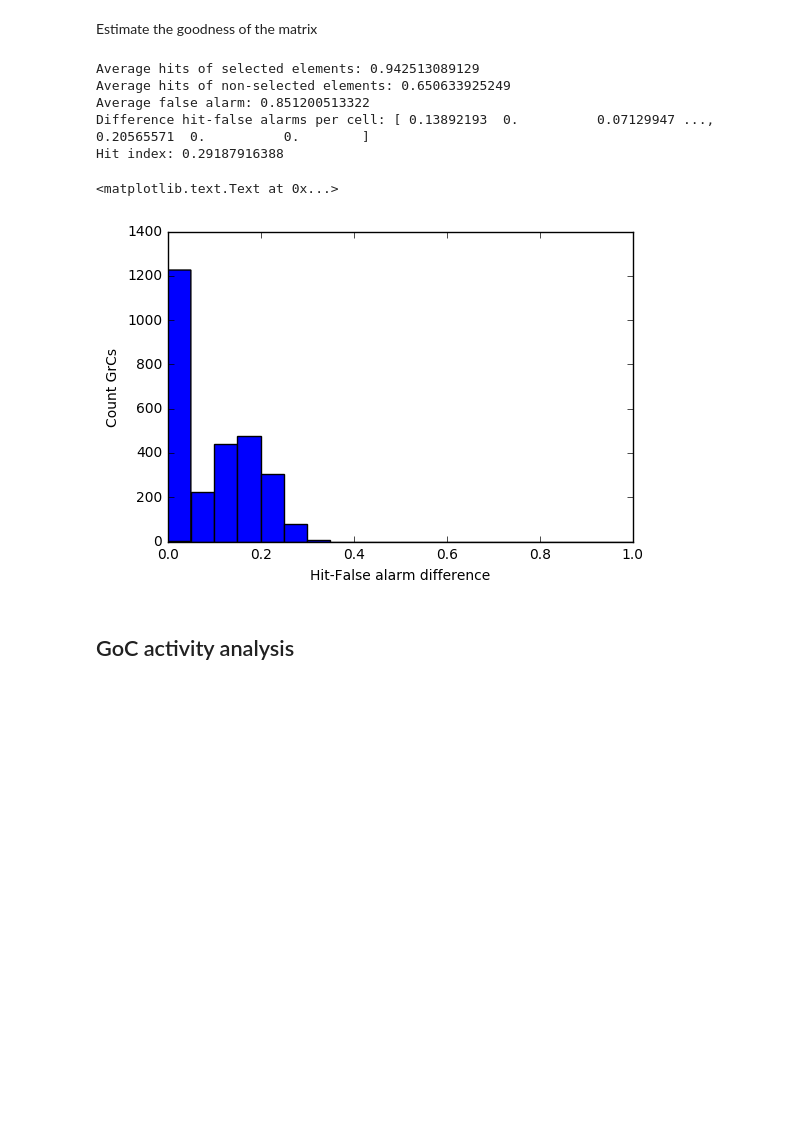
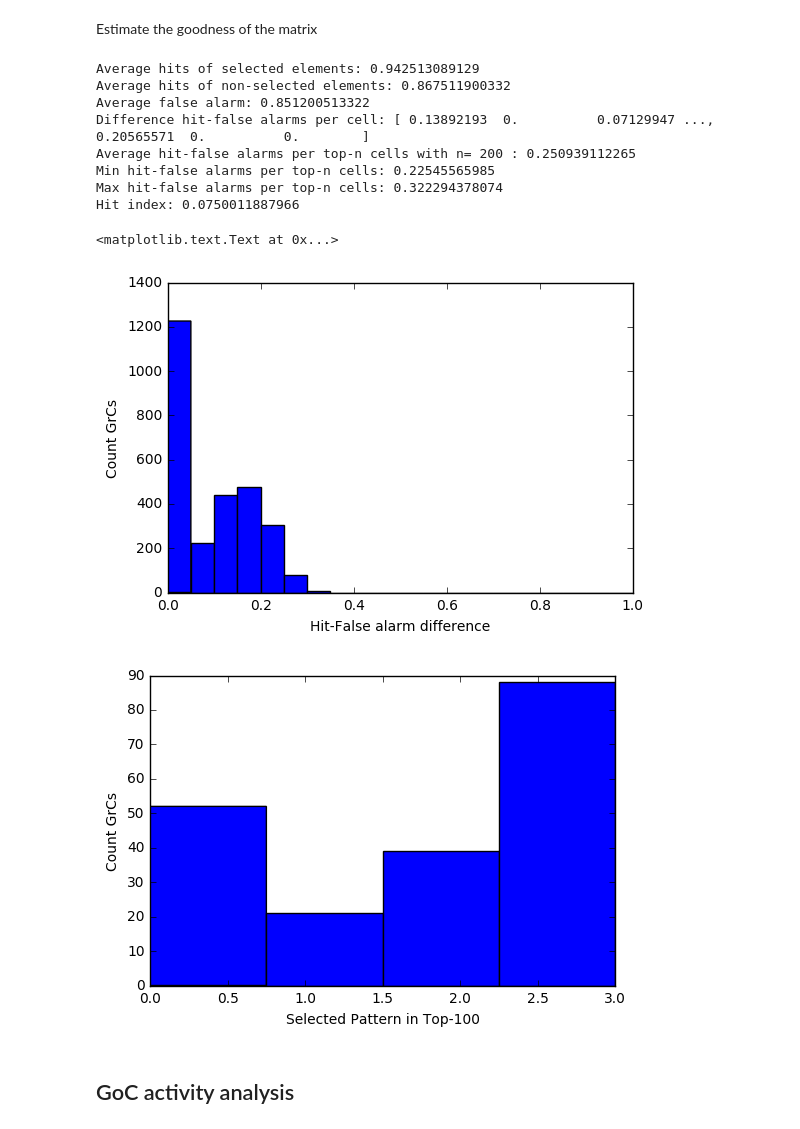
Before and after one commit to jgarridoalcazar/InhPlastVisualization, a Jupyter notebook: analysis/mfGrC/GrCActivityAnalysisNoMFGrC.ipynb, the cells around one changed output. Cells and saved outputs as stored; diff of their text form; code cells hidden in the pictures; blank space fills up the shorter version.

```diff
--- a/analysis/mfGrC/GrCActivityAnalysisNoMFGrC.ipynb
+++ b/analysis/mfGrC/GrCActivityAnalysisNoMFGrC.ipynb
@@ -348,38 +350,60 @@ extended_hit = numpy.append(hit_matrix, [faa_matrix], axis=0)
 selected_pattern = numpy.argmax(extended_hit, axis=0)
 
 # Select those cells mainly responding to one of the patterns
-ind = numpy.where(selected_pattern<simulation.pattern_generator.number_of_patterns)
+ind = numpy.where(selected_pattern<simulation.pattern_generator.number_of_patterns)[0]
+
 
 diagonal = hit_matrix[selected_pattern[ind],ind]
 fa_diagonal = fa_matrix[selected_pattern[ind],ind]
-hit_fa_diff_per_cell = diagonal[0] - fa_diagonal[0]
+hit_fa_diff_per_cell = diagonal - fa_diagonal
+
+# Get the hit_fa_diff for the top-n neurons as the histogram of patterns represented
+n = 200
+ind_top = numpy.argsort(hit_fa_diff_per_cell)[-n:]
+top_n_average = numpy.average(hit_fa_diff_per_cell[ind_top])
 
 # Create a new matrix setting the diagonal values to zero
 zero_matrix = numpy.copy(hit_matrix)
 zero_matrix[selected_pattern[ind],ind] = 0.0
 
 # Calculate the average of the diagonal elements
 av_selected = numpy.average(diagonal)
-av_nonselected = numpy.sum(zero_matrix[:])/(simulation.cerebellum.get_number_of_elements(layer=layer)*(simulation.pattern_generator.number_of_patterns))
+av_nonselected = numpy.sum(zero_matrix[:])/(simulation.cerebellum.get_number_of_elements(layer=layer)*(simulation.pattern_generator.number_of_patterns-1))
 av_fa_selected = numpy.average(fa_diagonal)
 print 'Average hits of selected elements:',av_selected
 print 'Average hits of non-selected elements:',av_nonselected
 print 'Average false alarm:',av_fa_selected
 print 'Difference hit-false alarms per cell:', hit_fa_diff_per_cell
+print 'Average hit-false alarms per top-n cells with n=',n,':', top_n_average
+print 'Min hit-false alarms per top-n cells:',numpy.min(hit_fa_diff_per_cell[ind_top])
+print 'Max hit-false alarms per top-n cells:',numpy.max(hit_fa_diff_per_cell[ind_top])
 hit_index = av_selected - av_nonselected
 print 'Hit index:',hit_index
 plt.figure()
 plt.hist(hit_fa_diff_per_cell, bins=20, range=(0,1))
 plt.ylabel('Count GrCs')
 plt.xlabel('Hit-False alarm difference')
+
+selected_pattern_top = selected_pattern[ind[ind_top]]
+unique_pattern = numpy.unique(selected_pattern_top)
+if (unique_pattern.size<simulation.pattern_generator.number_of_patterns):
+    print 'Warning: Some patterns are not represented in top-n neurons.'
+plt.figure()
+plt.hist(selected_pattern_top, bins=simulation.pattern_generator.number_of_patterns, range=(0,simulation.pattern_generator.number_of_patterns-1))
+plt.ylabel('Count GrCs')
+plt.xlabel('Selected Pattern in Top-100')
 # %% [output]
 Average hits of selected elements: 0.942513089129
-Average hits of non-selected elements: 0.650633925249
+Average hits of non-selected elements: 0.867511900332
 Average false alarm: 0.851200513322
 Difference hit-false alarms per cell: [ 0.13892193  0.          0.07129947 ...,  0.20565571  0.          0.        ]
-Hit index: 0.29187916388
+Average hit-false alarms per top-n cells with n= 200 : 0.250939112265
+Min hit-false alarms per top-n cells: 0.22545565985
+Max hit-false alarms per top-n cells: 0.322294378074
+Hit index: 0.0750011887966
 <matplotlib.text.Text at 0x...>
 [figure]
+[figure, added]
 # %% [markdown]
 ## GoC activity analysis
 # %% [markdown]
```
Also changed, not shown: parts of 4 cells of this notebook, 12 other files.
